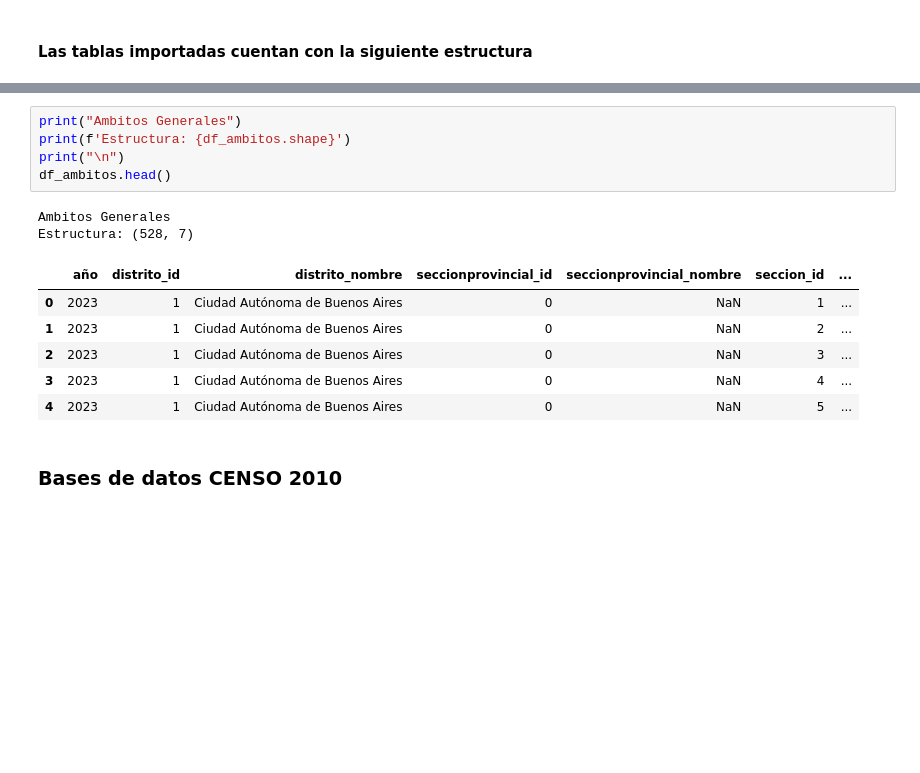
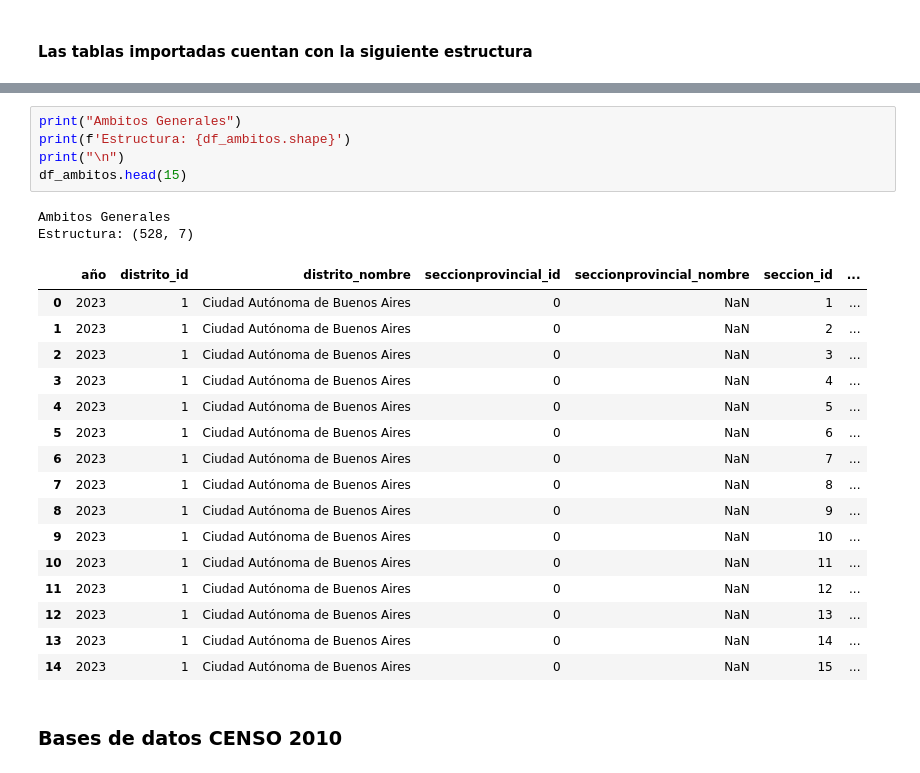
Before and after one commit to nicolasfaccini/Analisis-Elecciones-Generales-2023-Python, a Jupyter notebook: Informe.ipynb, the cells around one changed output, grey strips where cells are left out. Drawn from its saved outputs; the diff is of its cells as text; blank space fills up the shorter version.

```diff
--- a/Informe.ipynb
+++ b/Informe.ipynb
@@ -74,17 +74,27 @@ Estructura: (167, 10)
 # %%
 print("Ambitos Generales")
 print(f'Estructura: {df_ambitos.shape}')
 print("\n")
-df_ambitos.head()
+df_ambitos.head(15)
 # %% [output]
 Ambitos Generales
 Estructura: (528, 7)
 |  | año | distrito_id | distrito_nombre | seccionprovincial_id | seccionprovincial_nombre | seccion_id | ... |
 | 0 | 2023 | 1 | Ciudad Autónoma de Buenos Aires | 0 | NaN | 1 | ... |
 | 1 | 2023 | 1 | Ciudad Autónoma de Buenos Aires | 0 | NaN | 2 | ... |
 | 2 | 2023 | 1 | Ciudad Autónoma de Buenos Aires | 0 | NaN | 3 | ... |
 | 3 | 2023 | 1 | Ciudad Autónoma de Buenos Aires | 0 | NaN | 4 | ... |
 | 4 | 2023 | 1 | Ciudad Autónoma de Buenos Aires | 0 | NaN | 5 | ... |
+| 5 | 2023 | 1 | Ciudad Autónoma de Buenos Aires | 0 | NaN | 6 | ... |
+| 6 | 2023 | 1 | Ciudad Autónoma de Buenos Aires | 0 | NaN | 7 | ... |
+| 7 | 2023 | 1 | Ciudad Autónoma de Buenos Aires | 0 | NaN | 8 | ... |
+| 8 | 2023 | 1 | Ciudad Autónoma de Buenos Aires | 0 | NaN | 9 | ... |
+| 9 | 2023 | 1 | Ciudad Autónoma de Buenos Aires | 0 | NaN | 10 | ... |
+| 10 | 2023 | 1 | Ciudad Autónoma de Buenos Aires | 0 | NaN | 11 | ... |
+| 11 | 2023 | 1 | Ciudad Autónoma de Buenos Aires | 0 | NaN | 12 | ... |
+| 12 | 2023 | 1 | Ciudad Autónoma de Buenos Aires | 0 | NaN | 13 | ... |
+| 13 | 2023 | 1 | Ciudad Autónoma de Buenos Aires | 0 | NaN | 14 | ... |
+| 14 | 2023 | 1 | Ciudad Autónoma de Buenos Aires | 0 | NaN | 15 | ... |
 # %% [markdown]
 ### Bases de datos CENSO 2010
 # %% [markdown]
```
Also changed, not shown: parts of 10 cells of this notebook.
